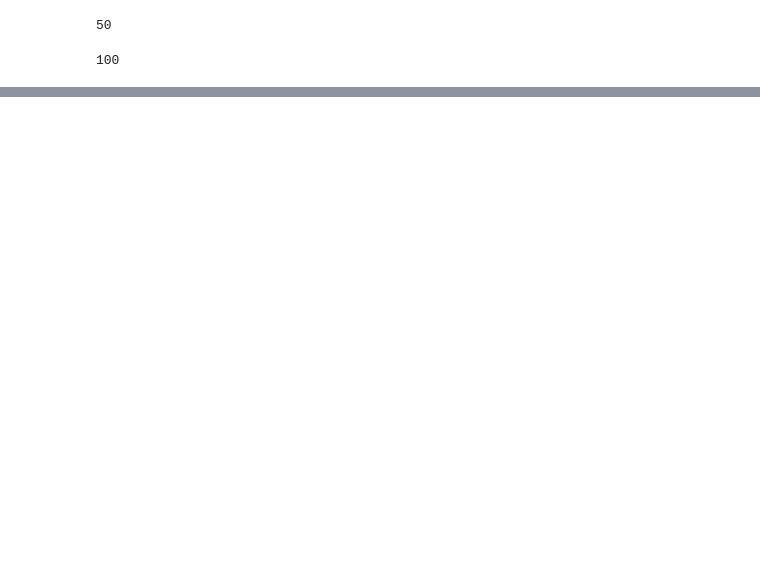
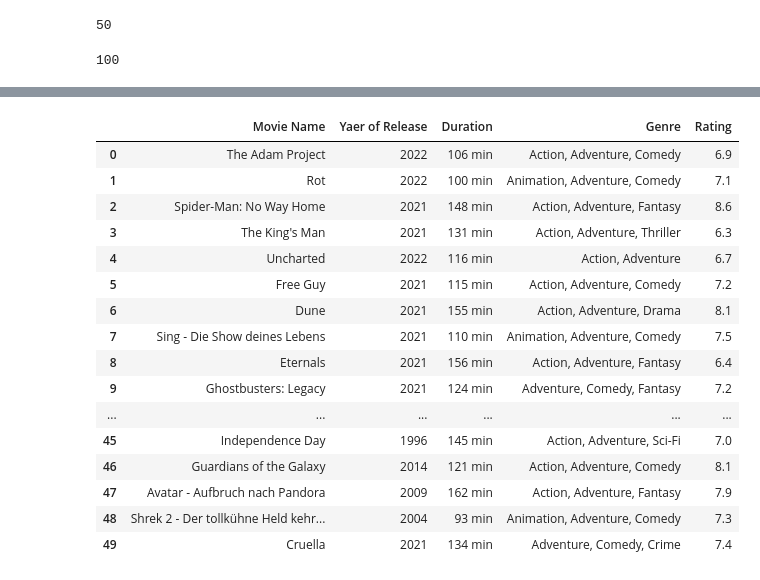
Before and after one commit to RitthujaKandasamy/imdb_challenge, a Jupyter notebook: Web scraping challenge.ipynb, the cells around one changed output, grey strips where cells are left out. Saved outputs shown, nothing was run; the diff lists cells and outputs as text; code cells hidden in the pictures; blank space fills up the shorter version.

```diff
--- a/Web scraping challenge.ipynb
+++ b/Web scraping challenge.ipynb
@@ -153,0 +173,29 @@ TypeError: unsupported operand type(s) for -: 'str' and 'str'
+# %%
+# join scraped data into a dataframe
+
+imdb_movie = pd.DataFrame({ 'Movie Name' : movie_name,
+               'Yaer of Release': movie_year,
+                'Duration': movie_runtime,
+                'Genre': movie_genre,
+                'Rating': movie_rating,
+                 })
+
+imdb_movie
+# %% [output]
+|  | Movie Name | Yaer of Release | Duration | Genre | Rating |
+| 0 | The Adam Project | 2022 | 106 min | Action, Adventure, Comedy | 6.9 |
+| 1 | Rot | 2022 | 100 min | Animation, Adventure, Comedy | 7.1 |
+| 2 | Spider-Man: No Way Home | 2021 | 148 min | Action, Adventure, Fantasy | 8.6 |
+| 3 | The King's Man | 2021 | 131 min | Action, Adventure, Thriller | 6.3 |
+| 4 | Uncharted | 2022 | 116 min | Action, Adventure | 6.7 |
+| 5 | Free Guy | 2021 | 115 min | Action, Adventure, Comedy | 7.2 |
+| 6 | Dune | 2021 | 155 min | Action, Adventure, Drama | 8.1 |
+| 7 | Sing - Die Show deines Lebens | 2021 | 110 min | Animation, Adventure, Comedy | 7.5 |
+| 8 | Eternals | 2021 | 156 min | Action, Adventure, Fantasy | 6.4 |
+| 9 | Ghostbusters: Legacy | 2021 | 124 min | Adventure, Comedy, Fantasy | 7.2 |
+| ... | ... | ... | ... | ... | ... |
+| 45 | Independence Day | 1996 | 145 min | Action, Adventure, Sci-Fi | 7.0 |
+| 46 | Guardians of the Galaxy | 2014 | 121 min | Action, Adventure, Comedy | 8.1 |
+| 47 | Avatar - Aufbruch nach Pandora | 2009 | 162 min | Action, Adventure, Fantasy | 7.9 |
+| 48 | Shrek 2 - Der tollkühne Held kehr... | 2004 | 93 min | Animation, Adventure, Comedy | 7.3 |
+| 49 | Cruella | 2021 | 134 min | Adventure, Comedy, Crime | 7.4 |
```
Also changed, not shown: parts of 10 cells of this notebook, 1 other file.
